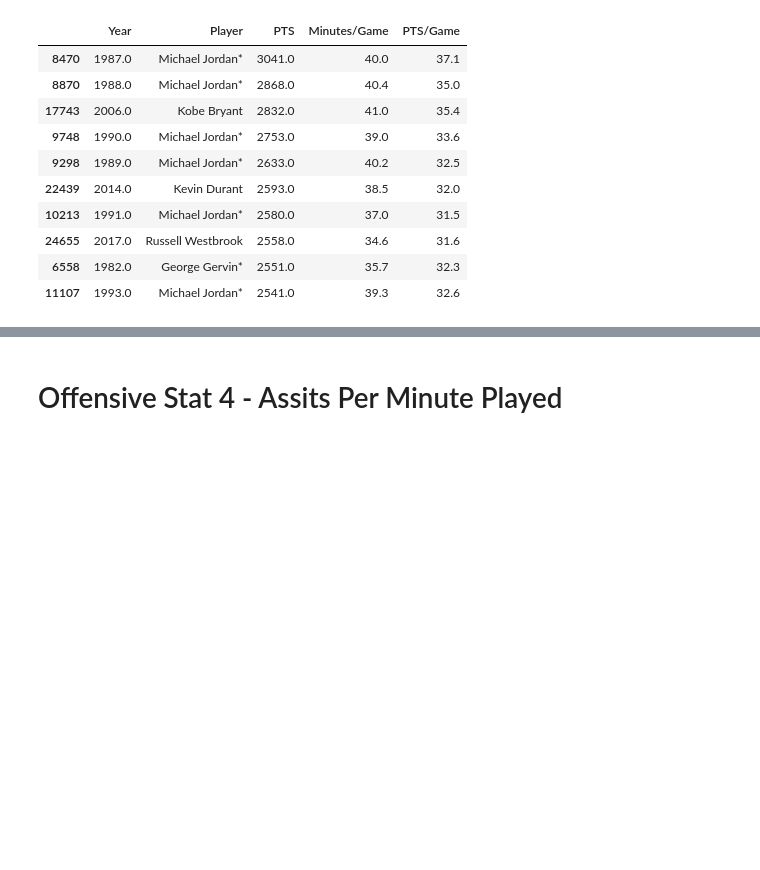
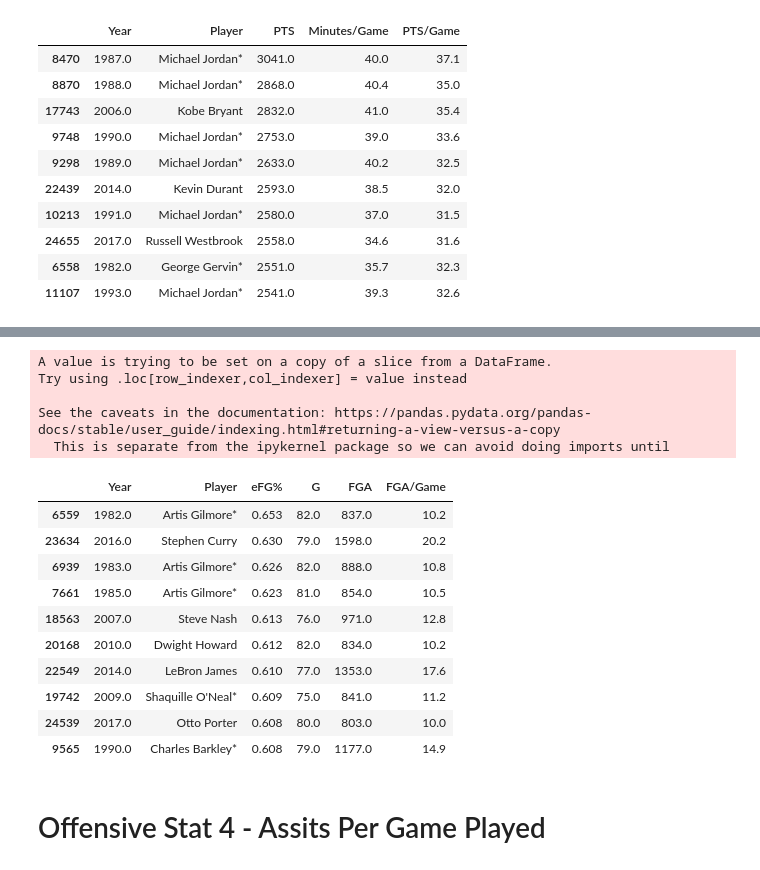
Before and after one commit to goblebla/NBA_Analysts, a Jupyter notebook: Master Notebook.ipynb, the cells around one changed output, grey strips where cells are left out. Saved outputs shown, nothing was run; the diff lists cells and outputs as text; code cells hidden in the pictures; blank space fills up the shorter version.

```diff
--- a/Master Notebook.ipynb
+++ b/Master Notebook.ipynb
@@ -178,2 +229,26 @@ top_TS.head(10)
+# %%
+#Creating a dataframe from the CSV with new effective field goal percentage with more than attempts per game
+player_efg = player_data.loc[player_data['FGA/Game'] >= 10]
+player_efg['eFG%'] = pd.to_numeric(player_efg['eFG%'])
+player_efg = player_efg.sort_values(by='eFG%', ascending=False)
+player_efg = player_efg[['Year','Player', 'eFG%', 'G', 'FGA', 'FGA/Game']]
+player_efg.head(10)
+# %% [output]
+A value is trying to be set on a copy of a slice from a DataFrame.
+Try using .loc[row_indexer,col_indexer] = value instead
+
+See the caveats in the documentation: https://pandas.pydata.org/pandas-docs/stable/user_guide/indexing.html#returning-a-view-versus-a-copy
+  This is separate from the ipykernel package so we can avoid doing imports until
+|  | Year | Player | eFG% | G | FGA | FGA/Game |
+| 6559 | 1982.0 | Artis Gilmore* | 0.653 | 82.0 | 837.0 | 10.2 |
+| 23634 | 2016.0 | Stephen Curry | 0.630 | 79.0 | 1598.0 | 20.2 |
+| 6939 | 1983.0 | Artis Gilmore* | 0.626 | 82.0 | 888.0 | 10.8 |
+| 7661 | 1985.0 | Artis Gilmore* | 0.623 | 81.0 | 854.0 | 10.5 |
+| 18563 | 2007.0 | Steve Nash | 0.613 | 76.0 | 971.0 | 12.8 |
+| 20168 | 2010.0 | Dwight Howard | 0.612 | 82.0 | 834.0 | 10.2 |
+| 22549 | 2014.0 | LeBron James | 0.610 | 77.0 | 1353.0 | 17.6 |
+| 19742 | 2009.0 | Shaquille O'Neal* | 0.609 | 75.0 | 841.0 | 11.2 |
+| 24539 | 2017.0 | Otto Porter | 0.608 | 80.0 | 803.0 | 10.0 |
+| 9565 | 1990.0 | Charles Barkley* | 0.608 | 79.0 | 1177.0 | 14.9 |
 # %% [markdown]
-# Offensive Stat 4 - Assits Per Minute Played
+# Offensive Stat 4 - Assits Per Game Played
```
Also changed, not shown: parts of 11 cells of this notebook.
